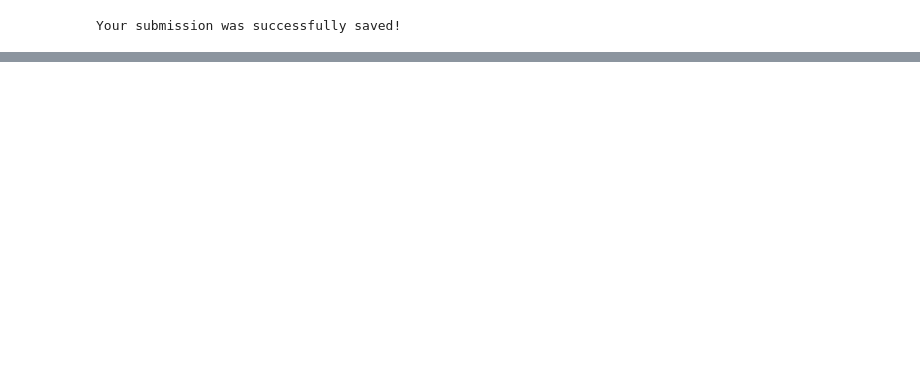
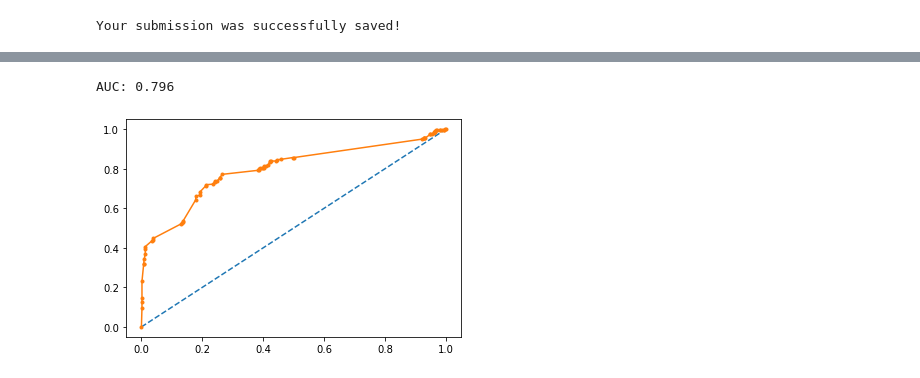
Before and after one commit to Nikhilreddy1/Titanic-passengers-survival-prediction, a Jupyter notebook: Titanic.ipynb, the cells around one changed output, grey strips where cells are left out. Cells and saved outputs as stored; diff of their text form; code cells hidden in the pictures; blank space fills up the shorter version.

```diff
--- a/Titanic.ipynb
+++ b/Titanic.ipynb
@@ -238,16 +242,16 @@ memory usage: 36.0+ KB
 # %%
-y=df['Survived']
+y_train=df['Survived']
 
 features =['Pclass','Sex','SibSp','Parch']
-X=pd.get_dummies(df[features])
+X_train=pd.get_dummies(df[features])
 X_test= pd.get_dummies(df2[features])
 model = RandomForestClassifier(n_estimators=100,max_depth=5,random_state=123)
-model.fit(X,y)
+model.fit(X_train,y_train)
 
 predictions = model.predict(X_test)
 
 output = pd.DataFrame({'PassengerId': df2.PassengerId, 'Survived': predictions})
-output.to_csv('submission.csv', index=False)
+output.to_csv('RF_submission.csv', index=False)
 print("Your submission was successfully saved!")
 # %% [output]
 Your submission was successfully saved!
@@ -253,0 +277,5 @@ Your submission was successfully saved!
+# %%
+clf = MLPClassifier(hidden_layer_sizes=100, max_iter=5000,
+                     solver='sgd', verbose=True,  random_state=21,tol=0.01)
+# %%
+clf.fit(X_train,y_train)
@@ -253,0 +320,12 @@ Your submission was successfully saved!
+# %%
+probs = clf.predict_proba(X_train)
+probs = probs[:,1]
+auc=roc_auc_score(y_train,probs)
+print("AUC: %.3f" % auc)
+fpr,tpr,thresholds = roc_curve(y_train, probs)
+plt.plot([0,1],[0,1],linestyle="--")
+plt.plot(fpr,tpr,marker=".")
+plt.show()
+# %% [output]
+AUC: 0.796
+[figure, added]
```
Also changed, not shown: parts of 13 cells of this notebook.
